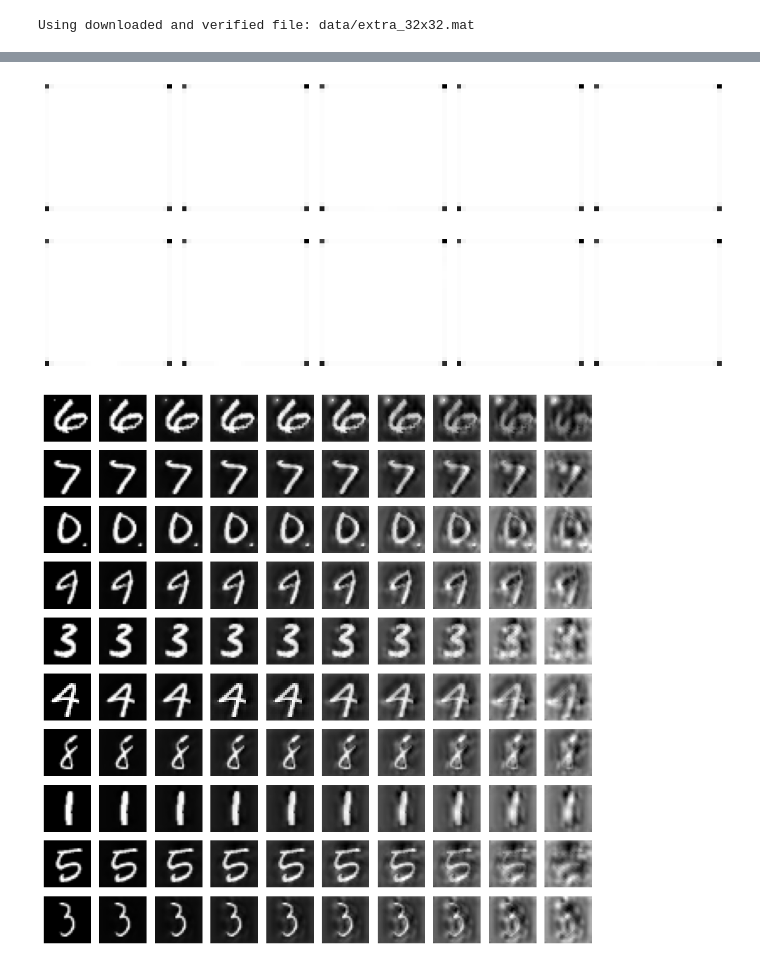
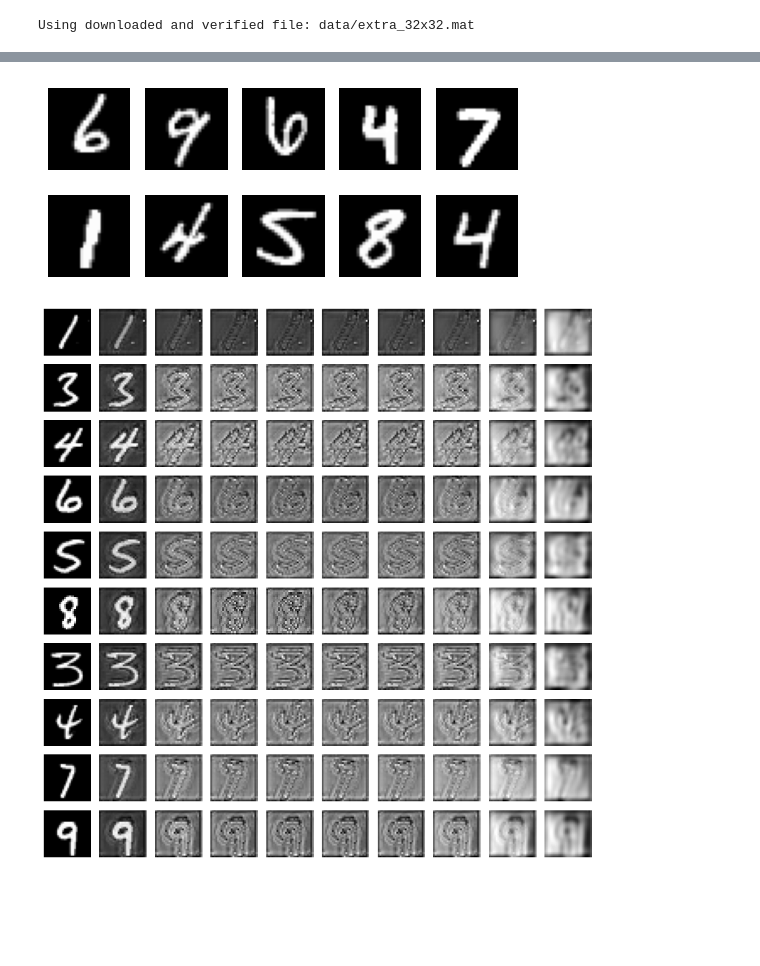
Before and after one commit to giosueio/cs274e, a Jupyter notebook: notebooks/demo_two_sided.ipynb, the cells around one changed output, grey strips where cells are left out. Drawn from its saved outputs; the diff is of its cells as text; code cells hidden in the pictures; blank space fills up the shorter version.

```diff
--- a/notebooks/demo_two_sided.ipynb
+++ b/notebooks/demo_two_sided.ipynb
@@ -22,7 +21,7 @@ device = torch.device('cuda' if torch.cuda.is_available() else 'cpu')
 
 model = UNet(
     dim = 28,
-    dim_mults = (1,2,),
+    dim_mults = (1,2,4),
     flash_attn = True,
     channels=1,
     resnet_block_groups=4,
@@ -33,7 +32,7 @@ model = UNet(
 # model = SmallNet(dim=28).to(device)
 
 si = EncoderDecoderInterpolant(model)
-si = make_noisy(si, noise_coeff=.5)
+si = make_sinsq_noisy(si, )
 # %%
 num_params = [p.numel() for p in model.parameters()]
 print('Number of parameters: ', sum(num_params))
@@ -43,0 +43,18 @@ torch.save(model.state_dict(), '../notebooks/pretrained/demo_two_sided.pt')
+# %%
+x0_example = next(iter(combined_dataloader))[0][0]
+x1_example = next(iter(combined_dataloader))[1][0]
+
+n_steps = 10
+t_example = torch.linspace(0, 1, n_steps)
+
+fig, ax = plt.subplots(1,n_steps, figsize=(20, 4))
+ax = ax.flatten()
+
+# for i, t in enumerate(t_example):
+#     ax[i] = plt.imshow(si.I(t, x0_example, x1_example, ).squeeze().detach().cpu().numpy(), cmap='gray')
+#     break
+
+for i, t in enumerate(t_example):
+    ax[i].imshow(si.simulate(t, x0_example, x1_example, )[0].squeeze().detach().cpu().numpy(), cmap='gray')
+    ax[i].set_title(f't = {t:.2f}')
+    ax[i].axis('off')
@@ -44,5 +63,5 @@ torch.save(model.state_dict(), '../notebooks/pretrained/demo_two_sided.pt')
 # %%
 optimizer = optim.Adam(model.parameters(), lr=1e-3)
-epochs = 10
-si.train(combined_dataloader, optimizer, epochs,loss_type='velocity', eval_int=1, save_int=1, save_path='../notebooks/pretrained/demo_two_sided.pt')
+epochs = 1
+si.train(combined_dataloader, optimizer, epochs,loss_type='velocity', eval_int=1, save_int=1, save_path='../notebooks/pretrained/demo_two_sided')
 # %% [output]
@@ -52,16 +69,16 @@ x_initial = next(iter(combined_dataloader))[0][:10].to(device)
 # %%
-imgs = model(t=torch.tensor([1]) , x=x_initial)
+x_initial = next(iter(combined_dataloader))[0][:10].to(device).squeeze()
 # show the image
-fig, ax = plt.subplots(2, 5, figsize=(10, 5))
+fig, ax = plt.subplots(2, 5, figsize=(5,2.5))
 ax = ax.flatten()
-for i, img in enumerate(imgs):
-    ax[i].imshow(img.squeeze().detach().numpy(), cmap='gray')
+for i, img in enumerate(x_initial):
+    ax[i].imshow(img, cmap='gray')
     ax[i].axis('off')
 
 plt.tight_layout()
 plt.show()
 # %% [output]
-[figure, old version]
+[figure, new version]
 # %%
 # class eta_to_b_model(torch.nn.Module):
 #     def __init__(self, si):
@@ -131,6 +148,6 @@ for i in range(n_samples):
 plt.tight_layout()
 plt.show()
 # %% [output]
-[figure, old version]
+[figure, new version]
 # %%
 x_initial = next(iter(combined_dataloader))[1][:10].to(device)
```
Also changed, not shown: parts of 9 cells of this notebook, 10 other files.
